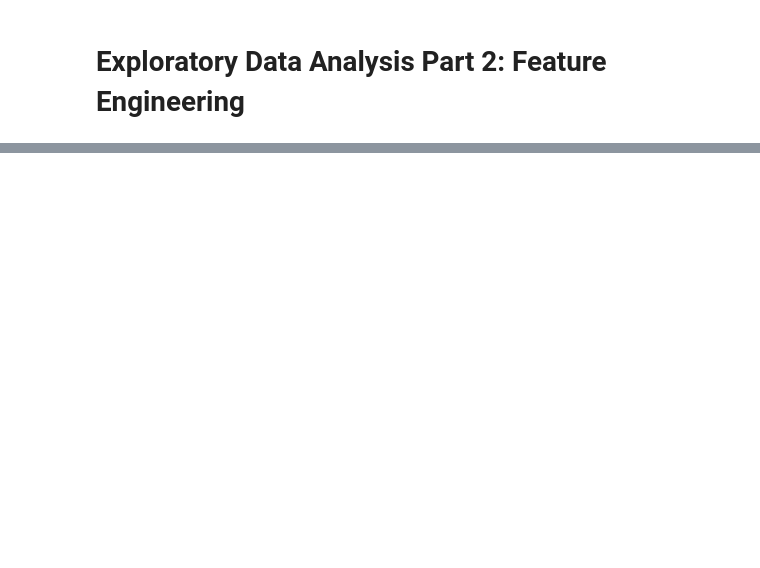
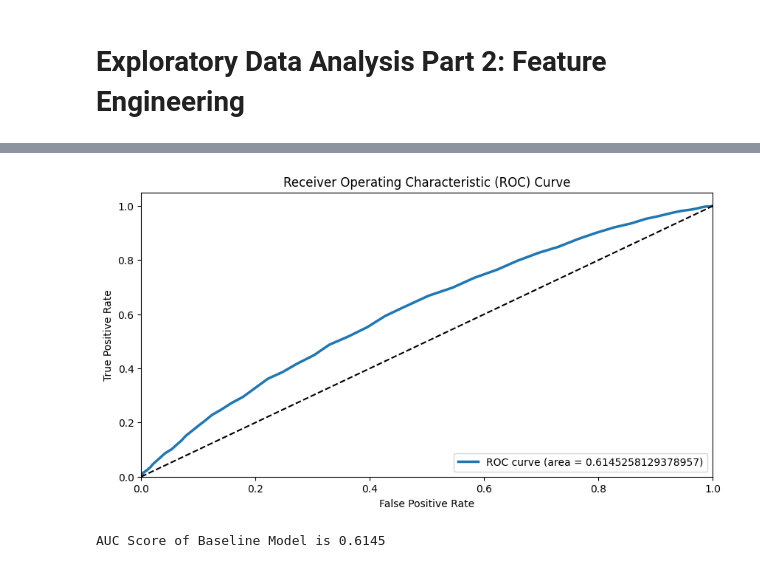
Before and after one commit to wdlopezp/Credit-Risk-Analysis, a Jupyter notebook: notebooks/Feature_Engineering.ipynb, the cells around one changed output, grey strips where cells are left out. Drawn from its saved outputs; the diff is of its cells as text; code cells hidden in the pictures; blank space fills up the shorter version.

Commit message:
First Models created. AUC Score=0.64

```diff
--- a/notebooks/Feature_Engineering.ipynb
+++ b/notebooks/Feature_Engineering.ipynb
@@ -245,0 +92,11 @@ train_data.to_csv('./preprocessed_data.csv')
+# %%
+# Split data into features and label
+X, y = data.drop(columns=['TARGET_LABEL_BAD=1']), data['TARGET_LABEL_BAD=1']
+# Split dataset into Train and Test
+X_train, X_test, y_train, y_test = train_test_split(
+    X, y, test_size=0.2, random_state=SEED
+)
+# Split train datasets into train and validation datasets
+X_train, X_val, y_train, y_val = train_test_split(
+    X_train, y_train, test_size=0.2, random_state=SEED
+)
@@ -245,0 +131,8 @@ train_data.to_csv('./preprocessed_data.csv')
+# %%
+# Use ColumnTransformer 'preprocessor' to process data
+# Train data
+X_train_pre = preprocessor.fit_transform(X=X_train)
+# Validation data
+X_val_pre = preprocessor.transform(X=X_val)
+# Test data
+X_test_pre = preprocessor.transform(X=X_test)
@@ -245,0 +143,4 @@ train_data.to_csv('./preprocessed_data.csv')
+# %%
+baseline_classifier = RandomForestClassifier(random_state=SEED, n_jobs=-1)
+# %%
+baseline_classifier.fit(X=X_train_pre, y=y_train)
@@ -245,0 +172,9 @@ train_data.to_csv('./preprocessed_data.csv')
+# %%
+blm_roc_auc = model_evaluation.plot_roc(model=baseline_classifier,
+                                        y_test=y_val,
+                                        features=X_val_pre)
+
+print(f'AUC Score of Baseline Model is {round(blm_roc_auc, 4)}')
+# %% [output]
+[figure, added]
+AUC Score of Baseline Model is 0.6145
```
Also changed, not shown: parts of 45 cells of this notebook, 5 other files.
